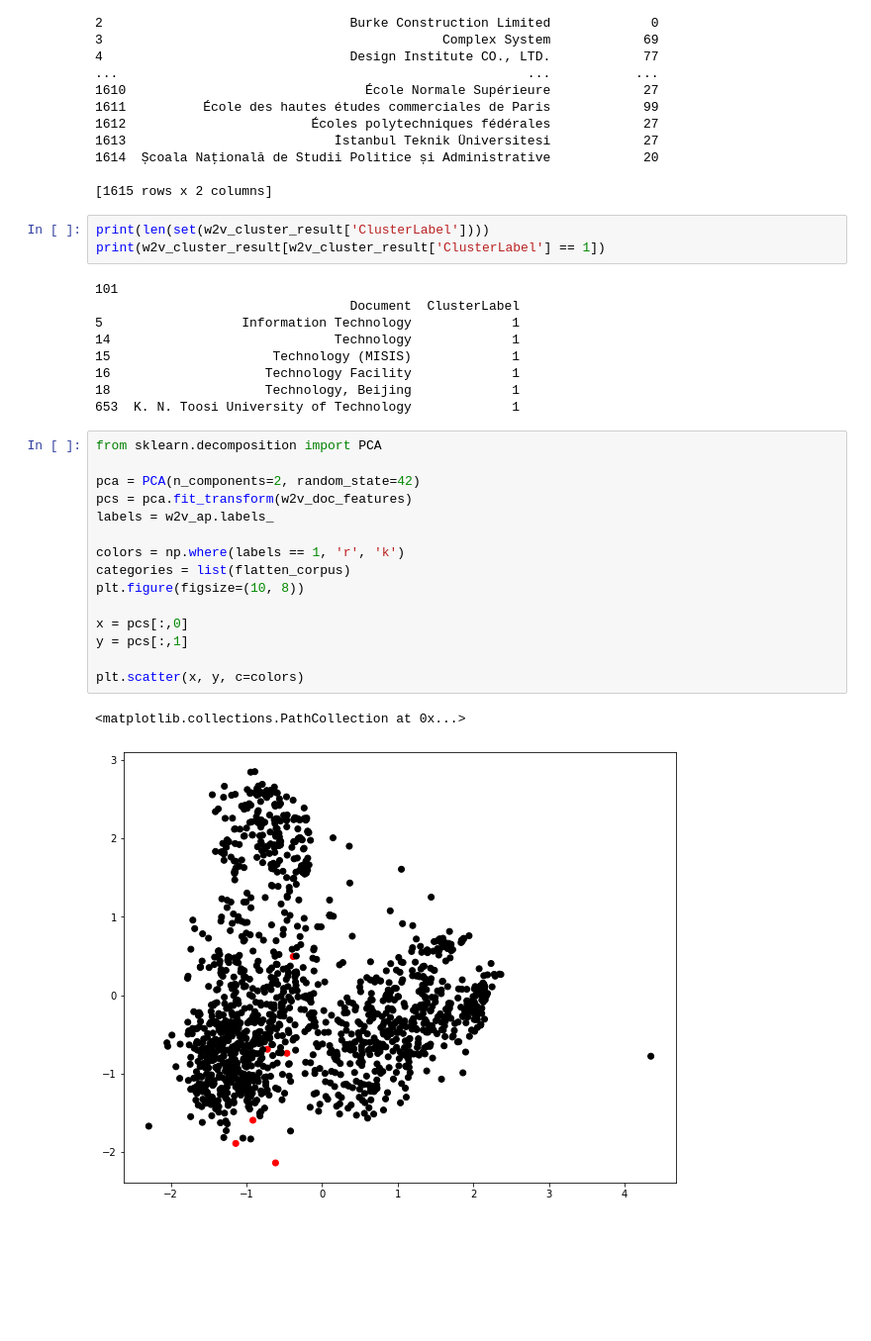
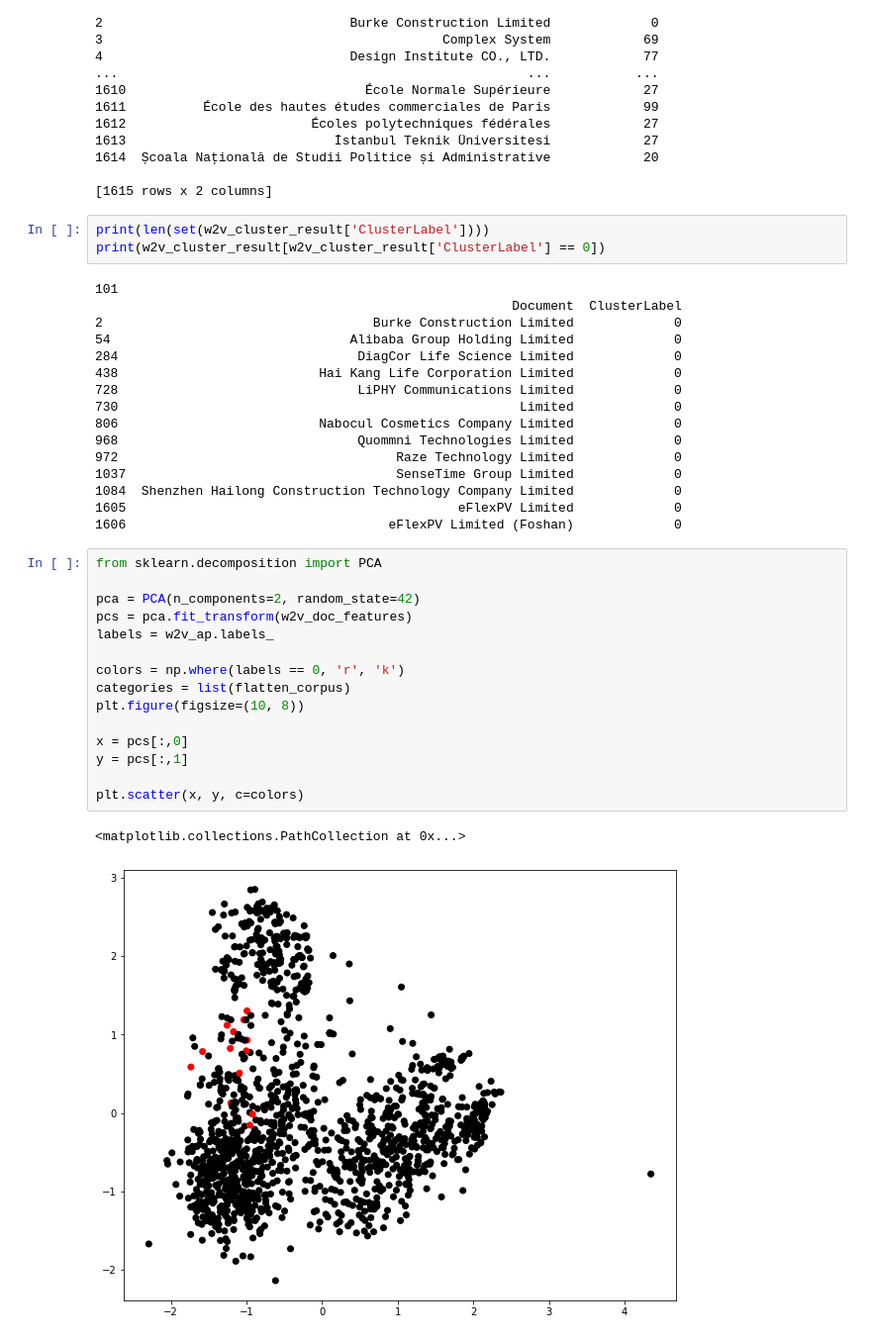
Before and after one commit to teemkwong/MachineLearning, a Jupyter notebook: nlp_work_1_demo.ipynb, the cells around one changed output. Shown at 99% size. Cells and saved outputs as stored; diff of their text form; blank space fills up the shorter version.

```diff
--- a/nlp_work_1_demo.ipynb
+++ b/nlp_work_1_demo.ipynb
@@ -250,31 +250,38 @@ print(w2v_cluster_result)
 [1615 rows x 2 columns]
 # %%
 print(len(set(w2v_cluster_result['ClusterLabel'])))
-print(w2v_cluster_result[w2v_cluster_result['ClusterLabel'] == 1])
+print(w2v_cluster_result[w2v_cluster_result['ClusterLabel'] == 0])
 # %% [output]
 101
-                                 Document  ClusterLabel
-5                  Information Technology             1
-14                             Technology             1
-15                     Technology (MISIS)             1
-16                    Technology Facility             1
-18                    Technology, Beijing             1
-653  K. N. Toosi University of Technology             1
+                                                      Document  ClusterLabel
+2                                   Burke Construction Limited             0
+54                               Alibaba Group Holding Limited             0
+284                               DiagCor Life Science Limited             0
+438                          Hai Kang Life Corporation Limited             0
+728                               LiPHY Communications Limited             0
+730                                                    Limited             0
+806                          Nabocul Cosmetics Company Limited             0
+968                               Quommni Technologies Limited             0
+972                                    Raze Technology Limited             0
+1037                                   SenseTime Group Limited             0
+1084  Shenzhen Hailong Construction Technology Company Limited             0
+1605                                           eFlexPV Limited             0
+1606                                  eFlexPV Limited (Foshan)             0
 # %%
 from sklearn.decomposition import PCA
 
 pca = PCA(n_components=2, random_state=42)
 pcs = pca.fit_transform(w2v_doc_features)
 labels = w2v_ap.labels_
 
-colors = np.where(labels == 1, 'r', 'k')
+colors = np.where(labels == 0, 'r', 'k')
 categories = list(flatten_corpus)
 plt.figure(figsize=(10, 8))
 
 x = pcs[:,0]
 y = pcs[:,1]
 
 plt.scatter(x, y, c=colors)
 # %% [output]
 <matplotlib.collections.PathCollection at 0x...>
-[figure, old version]
+[figure, new version]
```
Also changed, not shown: parts of 1 cell of this notebook.
